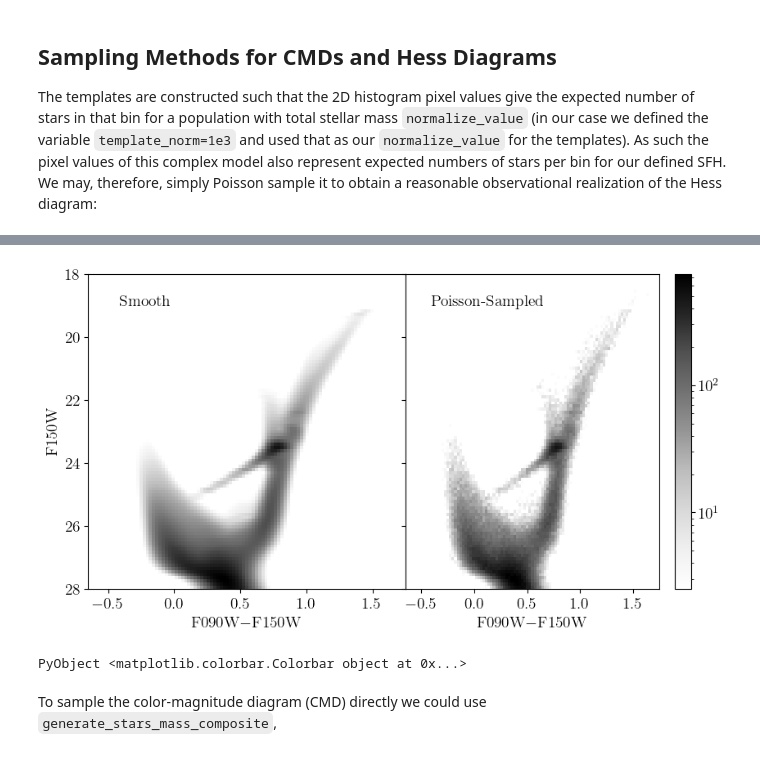
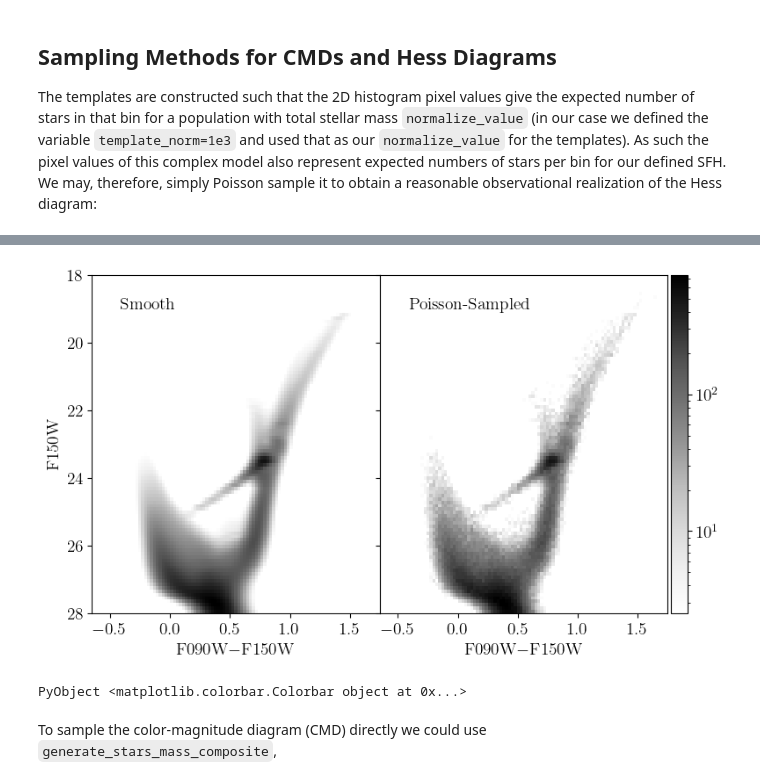
Before and after one commit to cgarling/StarFormationHistories.jl, a Jupyter notebook: examples/fitting1.ipynb, the cells around one changed output, grey strips where cells are left out. Saved outputs shown, nothing was run; the diff lists cells and outputs as text; code cells hidden in the pictures.

```diff
--- a/examples/fitting1.ipynb
+++ b/examples/fitting1.ipynb
@@ -448,23 +448,23 @@ model3 = poisson_sample(model2)
 # %%
 fig,axs=plt.subplots(nrows=1,ncols=2,sharex=true,sharey=true,figsize=(10,5))
 fig.subplots_adjust(hspace=0.0,wspace=0.0)
 
 im1=axs[1].imshow(permutedims(model2), origin="lower",
     extent=(extrema(edges[1])..., extrema(edges[2])...),
     aspect="auto", cmap="Greys", norm=plt.matplotlib.colors.LogNorm(vmin=2.5), rasterized=true)
 axs[1].text(0.1,0.9,"Smooth",transform=axs[1].transAxes)
 axs[2].imshow(permutedims(model3), origin="lower",
     extent=(extrema(edges[1])..., extrema(edges[2])...),
     aspect="auto", cmap="Greys", norm=plt.matplotlib.colors.LogNorm(vmin=2.5,vmax=im1.get_clim()[2]), rasterized=true)
 axs[2].text(0.1,0.9,"Poisson-Sampled",transform=axs[2].transAxes)
 axs[1].set_xlabel(L"F090W$-$F150W")
 axs[2].set_xlabel(L"F090W$-$F150W")
 axs[1].set_ylabel("F150W")
 axs[1].set_ylim(reverse(extrema(edges[2])))
 axs[1].set_xlim(extrema(edges[1]))
-fig.colorbar(im1, ax=axs[2])
+fig.colorbar(im1, ax=axs, pad=0.005)
 # %% [output]
-[figure, old version]
+[figure, new version]
 PyObject <matplotlib.colorbar.Colorbar object at 0x...>
 # %% [markdown]
 To sample the color-magnitude diagram (CMD) directly we could use `generate_stars_mass_composite`,
```
Also changed, not shown: parts of 6 cells of this notebook.
